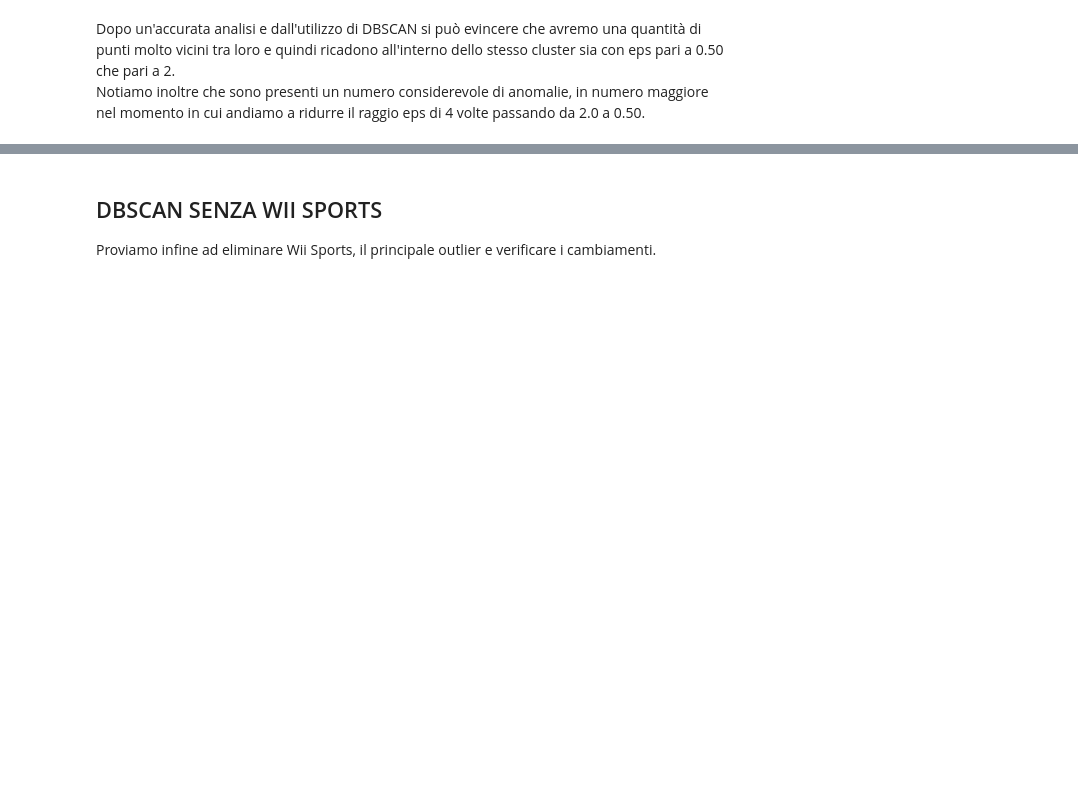
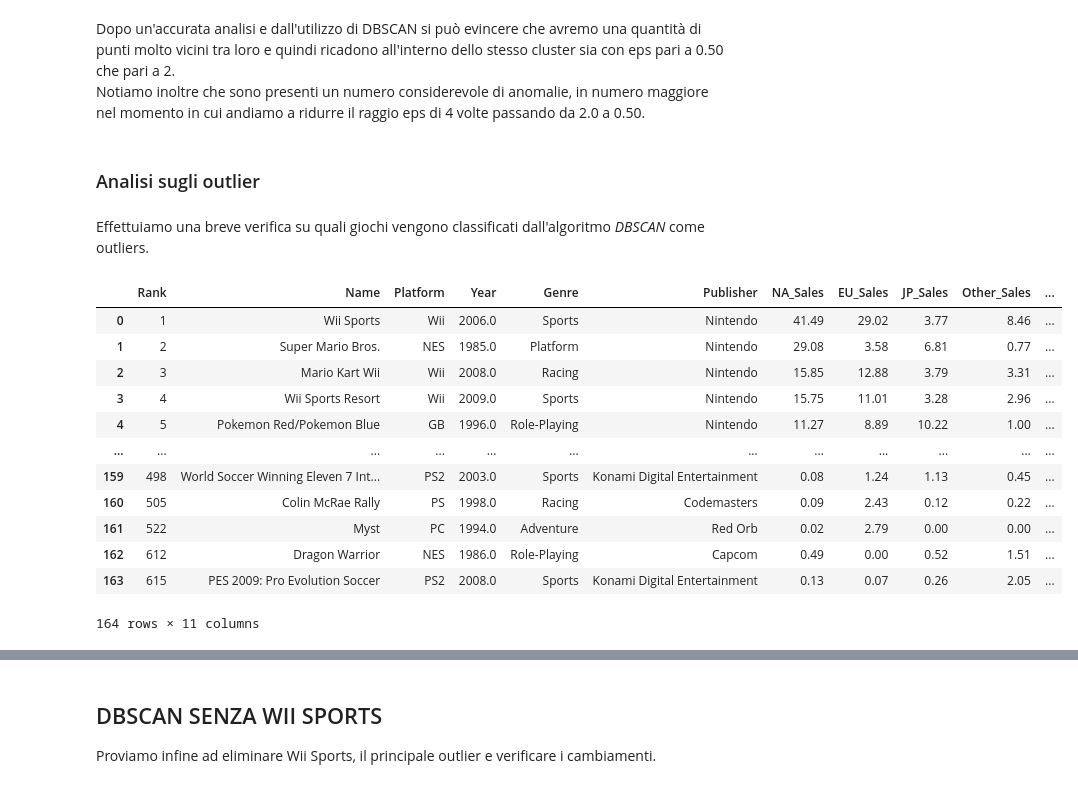
Before and after one commit to SimoneeBr/dm-project, a Jupyter notebook: Progetto_Game_Sales.ipynb, the cells around one changed output, grey strips where cells are left out. Saved outputs shown, nothing was run; the diff lists cells and outputs as text; code cells hidden in the pictures; blank space fills up the shorter version.

```diff
--- a/Progetto_Game_Sales.ipynb
+++ b/Progetto_Game_Sales.ipynb
@@ -1302,3 +1302,7 @@ plt.show()
 # %% [markdown]
 Dopo un'accurata analisi e dall'utilizzo di DBSCAN si può evincere che avremo una quantità di punti molto vicini tra loro e quindi ricadono all'interno dello stesso cluster sia con eps pari a 0.50 che pari a 2.
 Notiamo inoltre che sono presenti un numero considerevole di anomalie, in numero maggiore nel momento in cui andiamo a ridurre il raggio eps di 4 volte passando da 2.0 a 0.50.
+# %% [markdown]
+### Analisi sugli outlier
+# %% [markdown]
+Effettuiamo una breve verifica su quali giochi vengono classificati dall'algoritmo *DBSCAN* come outliers.
@@ -1304,0 +1326,18 @@ Notiamo inoltre che sono presenti un numero considerevole di anomalie, in numero
+# %%
+dfOutlier = df.copy(deep=True)
+firstOutliers = plot_anomalies(dbscan, newDf_4Columns.values, dfOutlier)
+firstOutliers
+# %% [output]
+|  | Rank | Name | Platform | Year | Genre | Publisher | NA_Sales | EU_Sales | JP_Sales | Other_Sales | ... |
+| 0 | 1 | Wii Sports | Wii | 2006.0 | Sports | Nintendo | 41.49 | 29.02 | 3.77 | 8.46 | ... |
+| 1 | 2 | Super Mario Bros. | NES | 1985.0 | Platform | Nintendo | 29.08 | 3.58 | 6.81 | 0.77 | ... |
+| 2 | 3 | Mario Kart Wii | Wii | 2008.0 | Racing | Nintendo | 15.85 | 12.88 | 3.79 | 3.31 | ... |
+| 3 | 4 | Wii Sports Resort | Wii | 2009.0 | Sports | Nintendo | 15.75 | 11.01 | 3.28 | 2.96 | ... |
+| 4 | 5 | Pokemon Red/Pokemon Blue | GB | 1996.0 | Role-Playing | Nintendo | 11.27 | 8.89 | 10.22 | 1.00 | ... |
+| ... | ... | ... | ... | ... | ... | ... | ... | ... | ... | ... | ... |
+| 159 | 498 | World Soccer Winning Eleven 7 Int... | PS2 | 2003.0 | Sports | Konami Digital Entertainment | 0.08 | 1.24 | 1.13 | 0.45 | ... |
+| 160 | 505 | Colin McRae Rally | PS | 1998.0 | Racing | Codemasters | 0.09 | 2.43 | 0.12 | 0.22 | ... |
+| 161 | 522 | Myst | PC | 1994.0 | Adventure | Red Orb | 0.02 | 2.79 | 0.00 | 0.00 | ... |
+| 162 | 612 | Dragon Warrior | NES | 1986.0 | Role-Playing | Capcom | 0.49 | 0.00 | 0.52 | 1.51 | ... |
+| 163 | 615 | PES 2009: Pro Evolution Soccer | PS2 | 2008.0 | Sports | Konami Digital Entertainment | 0.13 | 0.07 | 0.26 | 2.05 | ... |
+164 rows × 11 columns
```
Also changed, not shown: parts of 4 cells of this notebook, 2 other files.
